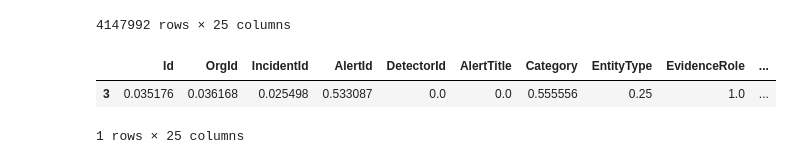
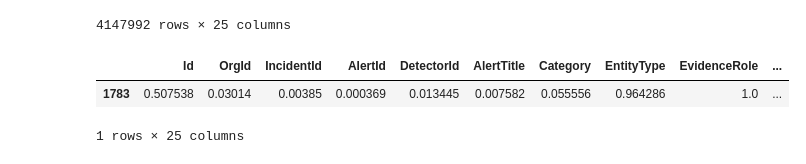
Before and after one commit to Syed-Abuthahir-M/Microsoft-Classifying-Cybersecurity-Incidents-with-Machine-Learning, a Jupyter notebook: Codes/test.ipynb, the cells around one changed output. Drawn from its saved outputs; the diff is of its cells as text; code cells hidden in the pictures.

```diff
--- a/Codes/test.ipynb
+++ b/Codes/test.ipynb
@@ -116,8 +116,8 @@ encoded_test_data
 | 4147991 | 0.190955 | 0.036983 | 0.013975 | 0.019477 | 0.000105 | 0.000009 | 0.555556 | 0.642857 | 0.0 | ... |
 4147992 rows × 25 columns
 # %%
-encoded_test_data.loc[[3]]
+encoded_test_data.loc[[1783]]
 # %% [output]
 |  | Id | OrgId | IncidentId | AlertId | DetectorId | AlertTitle | Category | EntityType | EvidenceRole | ... |
-| 3 | 0.035176 | 0.036168 | 0.025498 | 0.533087 | 0.0 | 0.0 | 0.555556 | 0.25 | 1.0 | ... |
+| 1783 | 0.507538 | 0.03014 | 0.00385 | 0.000369 | 0.013445 | 0.007582 | 0.055556 | 0.964286 | 1.0 | ... |
 1 rows × 25 columns
```
Also changed, not shown: parts of 3 cells of this notebook.
